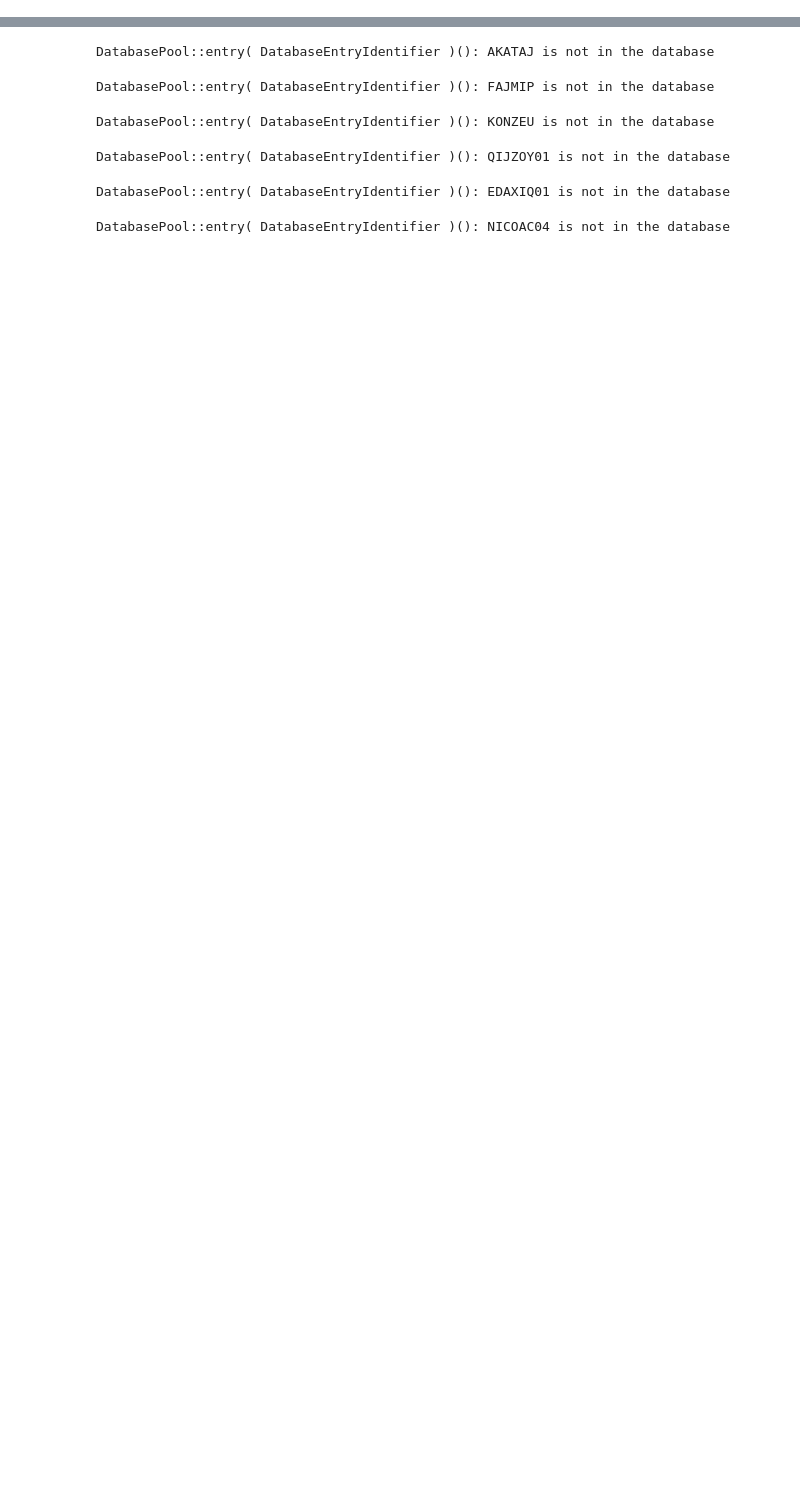
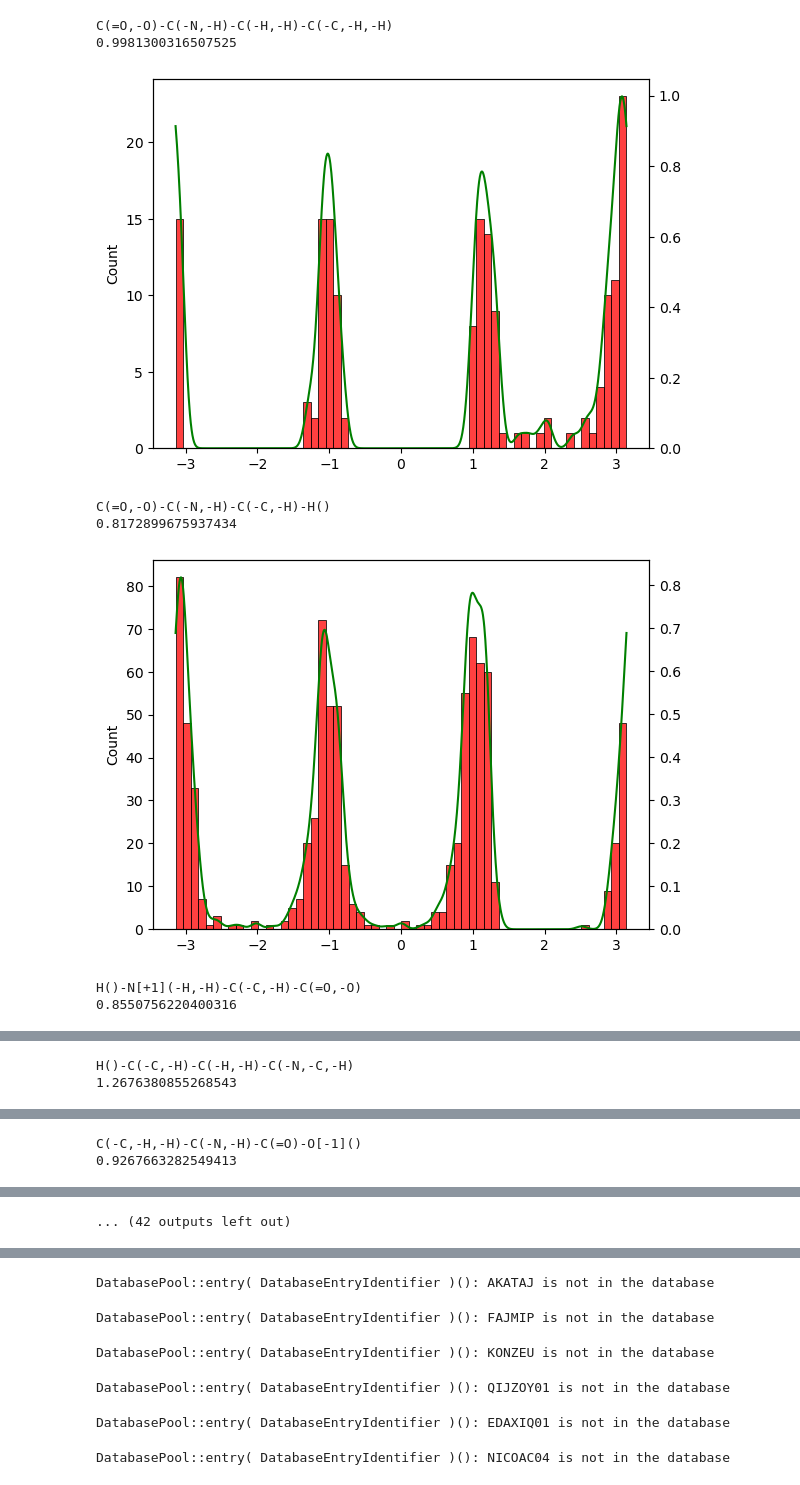
Before and after one commit to bbaillif/genbench3d, a Jupyter notebook: pattern_distributions.ipynb, the cells around one changed output, grey strips where cells are left out. Saved outputs shown, nothing was run; the diff lists cells and outputs as text; code cells hidden in the pictures; blank space fills up the shorter version.

```diff
--- a/pattern_distributions.ipynb
+++ b/pattern_distributions.ipynb
@@ -38,2 +24,3 @@ def plot_mixture(mixture):
 # %%
-rg = CSDDrugGeometry()
+source = CSDDrug()
+rg = ReferenceGeometry(source)
@@ -39,0 +45,2 @@ rg = CSDDrugGeometry()
+# %%
+values = rg.read_values()
@@ -43,0 +100,70 @@ len(rg.mixtures['torsion'])
+# %%
+pattern_type = 'torsion'
+items_list = list(rg.kernel_densities[pattern_type].items())
+import time
+start_time = time.time()
+for pattern, gkd in tqdm(items_list[:100]) :
+    print(pattern.to_string())
+    pattern_values = values[pattern_type][pattern]
+    kd = gkd.kernel_density
+    print(gkd.max_likelihood)
+    n_samples_total = len(pattern_values)
+    all_samples = []
+
+    # means = mixture.means_.reshape(-1)
+    # pis = mixture.weights_.reshape(-1)
+    # stds = mixture.covariances_.reshape(-1)
+    # for pi, mean, std in zip(pis, means, stds):
+    #     n_samples = int(pi * n_samples_total)
+    #     # print(n_samples, np.around(mean, 2), np.around(std, 2))
+    #     samples = norm(loc=mean, scale=np.sqrt(std)).rvs(n_samples)
+    #     all_samples.extend(samples)
+
+    if pattern_type == 'bond':
+        padding = 0.05
+        min_linspace = np.min(pattern_values) - padding
+        max_linspace = np.max(pattern_values) + padding
+    elif pattern_type == 'angle':
+        padding = 5
+        min_linspace = np.min(pattern_values) - padding
+        max_linspace = np.max(pattern_values) + padding
+    else:
+        min_linspace = -np.pi
+        max_linspace = np.pi
+        pattern_values = np.radians(pattern_values)
+
+    linspace = np.linspace(min_linspace, max_linspace, 10000)
+    # linspace = np.append(linspace, means)
+
+    # log_likelihoods = mixture.score_samples(np.array(pattern_values).mean().reshape(-1, 1))
+
+    # kd = KernelDensity(bandwidth=0.01)
+    # kd.fit(np.array(pattern_values).reshape(-1, 1))
+    # kd = KernelDensity(bandwidth=1.0)
+    # kd.fit(np.array(pattern_values).reshape(-1, 1))
+    # kd = VonMisesKDE(bandwidth=200.0)
+    # kd.fit(np.array(pattern_values).reshape(-1, 1))
+    log_likelihoods = kd.score_samples(linspace.reshape(-1, 1))
+
+    likelihoods = np.exp(log_likelihoods.reshape(-1))
+
+    fig, ax = plt.subplots()
+    sns.histplot(pattern_values, color='red', ax=ax, bins=60)
+    # ax2 = ax.twinx()
+    # sns.histplot(all_samples, ax=ax2)
+    sns.histplot(all_samples)
+    ax3 = ax.twinx()
+    sns.lineplot(x=linspace, y=likelihoods, ax=ax3, color='green')
+    ax3.set_ylim(0)
+    plt.show()
+
+print(time.time() - start_time)
+# %% [output]
+C(=O,-O)-C(-N,-H)-C(-H,-H)-C(-C,-H,-H)
+0.9981300316507525
+[figure, added]
+C(=O,-O)-C(-N,-H)-C(-C,-H)-H()
+0.8172899675937434
+[figure, added]
+H()-N[+1](-H,-H)-C(-C,-H)-C(=O,-O)
+0.8550756220400316
@@ -43,0 +171,2 @@ len(rg.mixtures['torsion'])
+H()-C(-C,-H)-C(-H,-H)-C(-N,-C,-H)
+1.2676380855268543
@@ -43,0 +174,2 @@ len(rg.mixtures['torsion'])
+C(-C,-H,-H)-C(-N,-H)-C(=O)-O[-1]()
+0.9267663282549413
@@ -43,0 +180 @@ len(rg.mixtures['torsion'])
+... (42 outputs left out)
```
Also changed, not shown: parts of 70 cells of this notebook, 3 other files.
